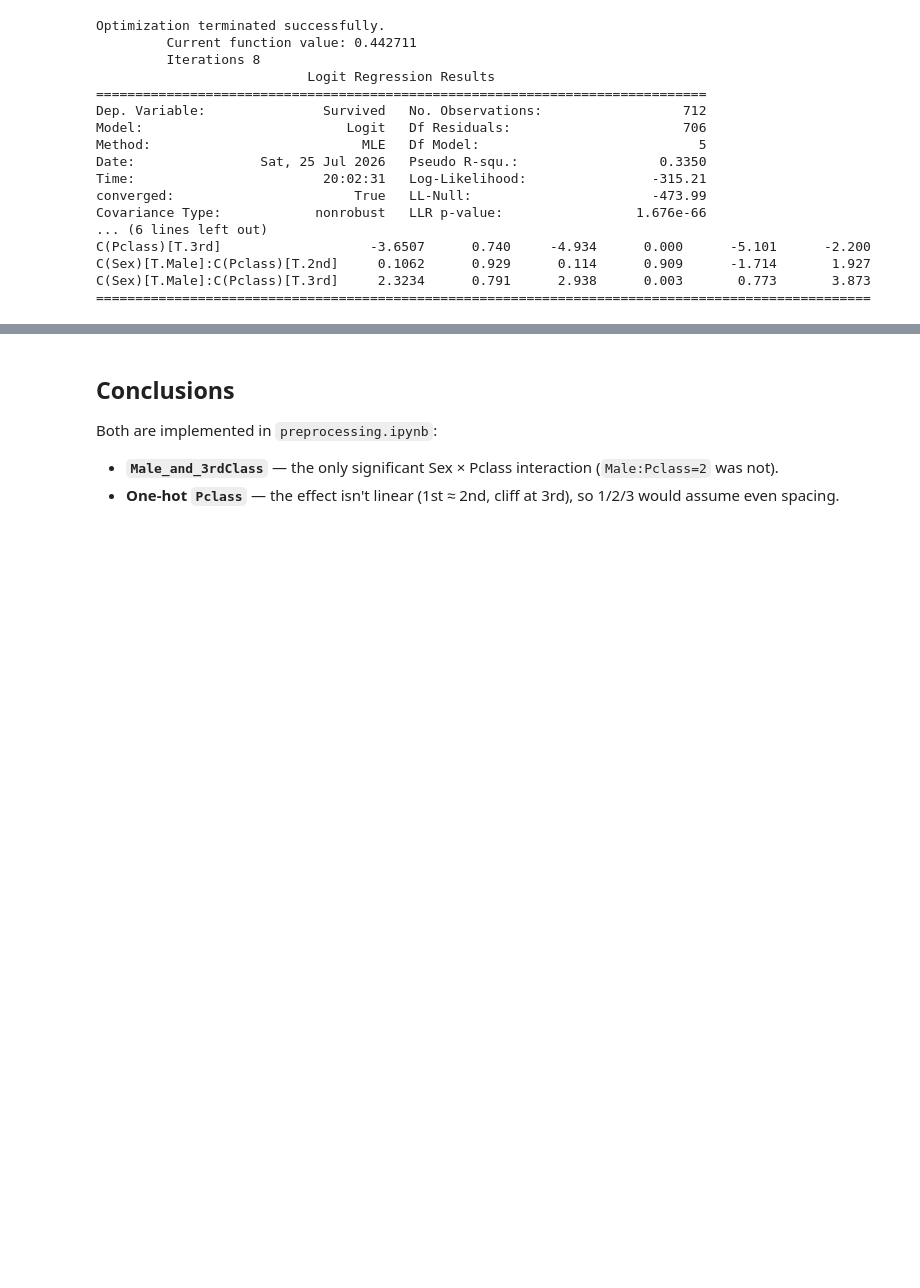
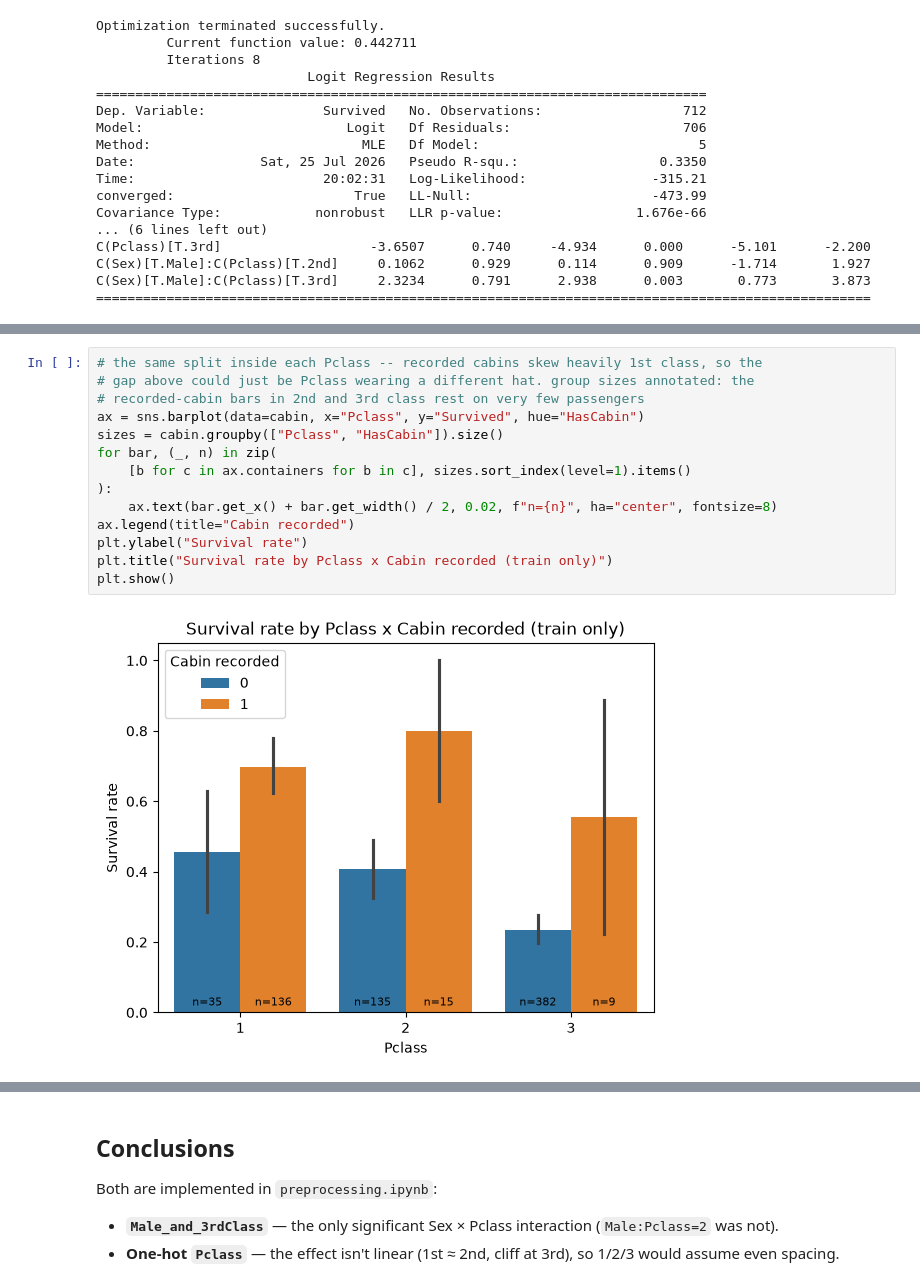
Before and after one commit to NateDeMoro/intro, a Jupyter notebook: notebooks/explore.ipynb, the cells around one changed output, grey strips where cells are left out. Cells and saved outputs as stored; diff of their text form; blank space fills up the shorter version.

```diff
--- a/notebooks/explore.ipynb
+++ b/notebooks/explore.ipynb
@@ -152,0 +180,16 @@ C(Sex)[T.Male]:C(Pclass)[T.3rd]     2.3234      0.791      2.938      0.003
+# %%
+# the same split inside each Pclass -- recorded cabins skew heavily 1st class, so the
+# gap above could just be Pclass wearing a different hat. group sizes annotated: the
+# recorded-cabin bars in 2nd and 3rd class rest on very few passengers
+ax = sns.barplot(data=cabin, x="Pclass", y="Survived", hue="HasCabin")
+sizes = cabin.groupby(["Pclass", "HasCabin"]).size()
+for bar, (_, n) in zip(
+    [b for c in ax.containers for b in c], sizes.sort_index(level=1).items()
+):
+    ax.text(bar.get_x() + bar.get_width() / 2, 0.02, f"n={n}", ha="center", fontsize=8)
+ax.legend(title="Cabin recorded")
+plt.ylabel("Survival rate")
+plt.title("Survival rate by Pclass x Cabin recorded (train only)")
+plt.show()
+# %% [output]
+[figure, added]
```
Also changed, not shown: parts of 6 cells of this notebook, 23 other files.
